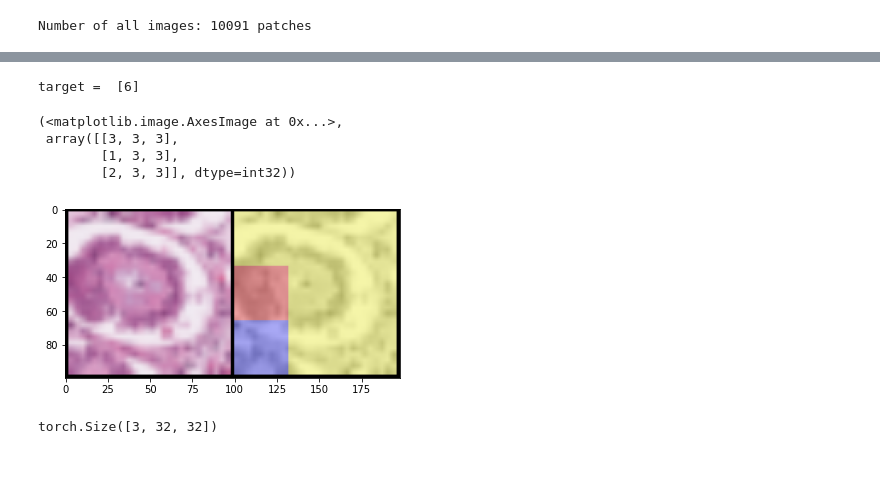
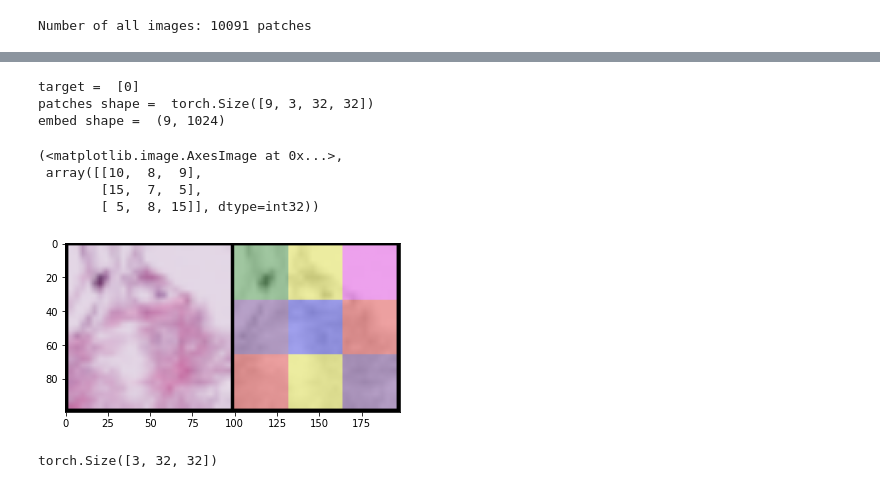
Before and after one commit to usama13o/GCNs, a Jupyter notebook: VAE_implementation_in_PyTorch_Lightning.ipynb, the cells around one changed output, grey strips where cells are left out. Drawn from its saved outputs; the diff is of its cells as text; code cells hidden in the pictures.

Commit message:
gen graphs

```diff
--- a/VAE_implementation_in_PyTorch_Lightning.ipynb
+++ b/VAE_implementation_in_PyTorch_Lightning.ipynb
@@ -973,0 +1372,15 @@ zs.shape,labels.shape
+# %%
+# labels = [[x[0][0],x[1][0]] for x in labels]
+# labels_ = ["{}{}".format(x[0][0],x[1][0]) for x in labels]
+labels_ = [x[1][0] for x in labels]
+
+#count how many of each class
+counter = np.zeros((16,len(labels_)))
+for x in range(len(label)):
+    # print(x)
+    # print(label[x])
+    counter[label[x],x] += 1
+counter
+#add labels_ to counter
+counter = np.vstack((counter,labels_))
+counter.shape
@@ -973,0 +1389,8 @@ zs.shape,labels.shape
+# %%
+#build correclatoin df between labels from kmeans and labels from data
+import pandas as pd
+import seaborn as sns
+df = pd.DataFrame(np.transpose(test), columns=["C_{}".format(x) for x in range(label.n_clusters_)]+["label"])
+print(df.head())
+sns.set(rc = {'figure.figsize':(35,16)})
+map = sns.heatmap(df.corr(), annot = True, fmt='.2g',cmap= 'coolwarm')
@@ -1037,7 +1496,7 @@ from torch_geometric.utils import to_dense_adj, grid,dense_to_sparse
 from monai.data import GridPatchDataset, DataLoader, PatchIter
 patch_iter = PatchIter(patch_size=(32, 32), start_pos=(0, 0))
 #patching each image
-with open("kmeans-model.pkl", "rb") as f:
+with open("kmeans-model-16-pathmnist.pkl", "rb") as f:
     k = pickle.load(f)
 pil = ToPILImage()
 to_tensor=ToTensor()
@@ -1056,45 +1515,55 @@ for x in patch_iter(img):
 
 def get_embedding_vae(x,vae):
 
-	x_encoded = vae.encoder(x)
-	mu, log_var = vae.fc_mu(x_encoded), vae.fc_var(x_encoded)
-	std = torch.exp(log_var / 2)
-	q = torch.distributions.Normal(mu, std)
-	z = q.rsample()
-	return z
+	if vae.__class__.__name__ == "VAE":
+		x_encoded = vae.encoder(x)
+		mu, log_var = vae.fc_mu(x_encoded), vae.fc_var(x_encoded)
+		std = torch.exp(log_var / 2)
+		q = torch.distributions.Normal(mu, std)
+		z = q.rsample()
+		return z
+	elif vae.__class__.__name__ == "deeplab":
+		x = vae.encode(x)
+		return x[0].reshape(x[1].shape[0],-1)
+	else:
+		raise ValueError("vae must be either VAE or deeplab - got {}".format(vae.__class__.__name__))
 
 patches = torch.stack([torch.tensor(patches)],0).squeeze()
+print("patches shape = ",patches.shape)
 #embed using model
 z=get_embedding_vae(patches,vae).detach().cpu().numpy()
 	#kmean cluster find
+print("embed shape = ",z.shape)
 label = k.predict(z)# B,d
 
 #show patches grid
 # img = make_grid(patches,nrow = 4).permute(1, 2, 0).numpy()
 # imshow(img)
 
 
 
 
 labels_ = np.zeros((im_size,im_size))
 #generate label map for whole image
 for l, coord in zip(label,coords):
 	labels_[coord[1][0]:coord[1][1],coord[2][0]:coord[2][1]] = l
 
 img = np.array(pil(img))
 label_rgb = color.label2rgb(labels_, img, kind='overlay')
 # imshow(label_rgb)
 
 imgs = torch.stack([to_tensor(img),to_tensor(label_rgb)],0)
 img = make_grid(imgs,nrow = 4).permute(1, 2, 0).numpy()
 imshow(img),label.reshape(int(im_size/32),int(im_size/32))
 # %% [output]
-target =  [6]
+target =  [0]
+patches shape =  torch.Size([9, 3, 32, 32])
+embed shape =  (9, 1024)
 (<matplotlib.image.AxesImage at 0x...>,
- array([[3, 3, 3],
-        [1, 3, 3],
-        [2, 3, 3]], dtype=int32))
+ array([[10,  8,  9],
+        [15,  7,  5],
+        [ 5,  8, 15]], dtype=int32))
-[figure, old version]
+[figure, new version]
 # %%
 patches[1].shape
 # %% [output]
```
Also changed, not shown: parts of 72 cells of this notebook, 7 other files.
